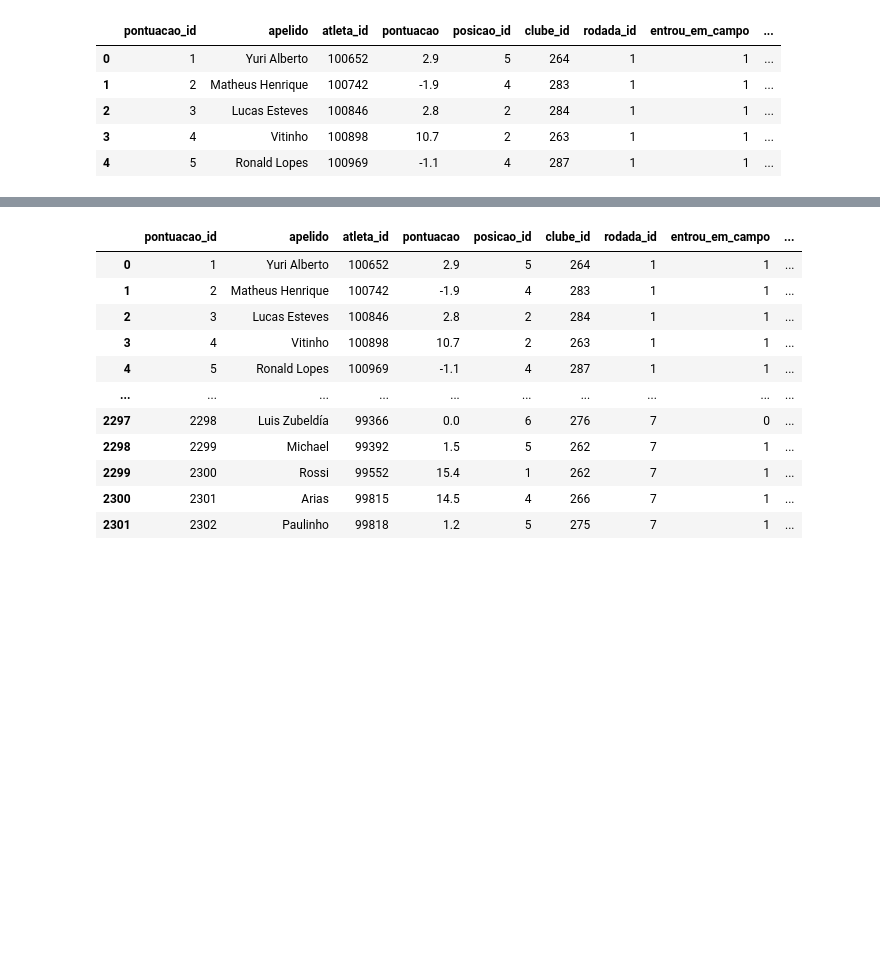
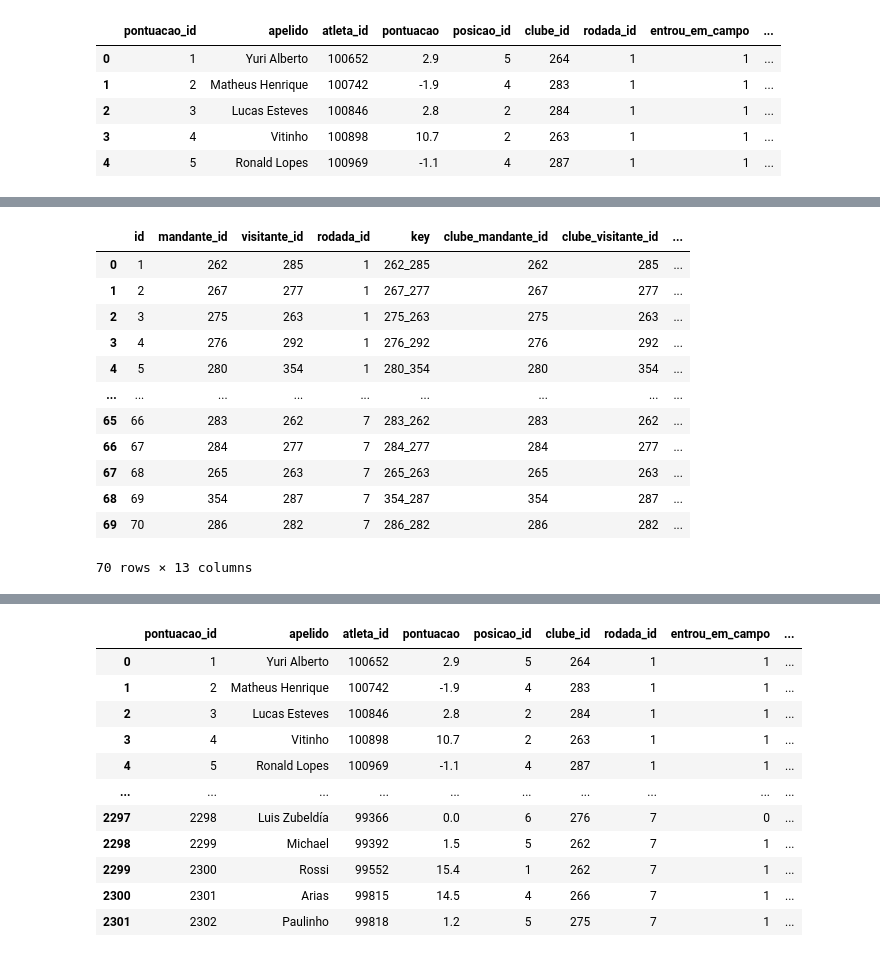
Before and after one commit to josefcaique/cartola, a Jupyter notebook: main.ipynb, the cells around one changed output, grey strips where cells are left out. Drawn from its saved outputs; the diff is of its cells as text; code cells hidden in the pictures; blank space fills up the shorter version.

Commit message:
joinning dfs partidas

```diff
--- a/main.ipynb
+++ b/main.ipynb
@@ -76,3 +80,7 @@ partidas_historico.head()
 | 2 | 3 | Arena do Grêmio | 284 | 282 | 2 | 1 | ... |
 | 3 | 4 | Castelão (CE) | 356 | 266 | 2 | 0 | ... |
 | 4 | 5 | Alfredo Jaconi | 286 | 287 | 2 | 0 | ... |
+# %%
+query_partidas_totais = "SELECT * FROM cartola.partidas_totais"
+partidas_totais = pd.read_sql(query_partidas_totais, conn)
+partidas_totais.head()
@@ -89,0 +107,5 @@ atleta_pontuacao.head()
+# %%
+partidas_historico = partidas_historico.drop(columns=["id", "local", "rodada_id"])
+# %%
+partidas_historico["key"] = partidas_historico["clube_mandante_id"].astype(str) + "_" + partidas_historico["clube_visitante_id"].astype(str)
+partidas_historico
@@ -89,0 +126,3 @@ atleta_pontuacao.head()
+# %%
+partidas_totais["key"] = partidas_totais["mandante_id"].astype(str) + "_" + partidas_totais["visitante_id"].astype(str)
+partidas_totais
@@ -89,0 +143,17 @@ atleta_pontuacao.head()
+# %%
+dados_partida = pd.merge(partidas_totais, partidas_historico, on="key")
+dados_partida
+# %% [output]
+|  | id | mandante_id | visitante_id | rodada_id | key | clube_mandante_id | clube_visitante_id | ... |
+| 0 | 1 | 262 | 285 | 1 | 262_285 | 262 | 285 | ... |
+| 1 | 2 | 267 | 277 | 1 | 267_277 | 267 | 277 | ... |
+| 2 | 3 | 275 | 263 | 1 | 275_263 | 275 | 263 | ... |
+| 3 | 4 | 276 | 292 | 1 | 276_292 | 276 | 292 | ... |
+| 4 | 5 | 280 | 354 | 1 | 280_354 | 280 | 354 | ... |
+| ... | ... | ... | ... | ... | ... | ... | ... | ... |
+| 65 | 66 | 283 | 262 | 7 | 283_262 | 283 | 262 | ... |
+| 66 | 67 | 284 | 277 | 7 | 284_277 | 284 | 277 | ... |
+| 67 | 68 | 265 | 263 | 7 | 265_263 | 265 | 263 | ... |
+| 68 | 69 | 354 | 287 | 7 | 354_287 | 354 | 287 | ... |
+| 69 | 70 | 286 | 282 | 7 | 286_282 | 286 | 282 | ... |
+70 rows × 13 columns
```
Also changed, not shown: parts of 9 cells of this notebook.
